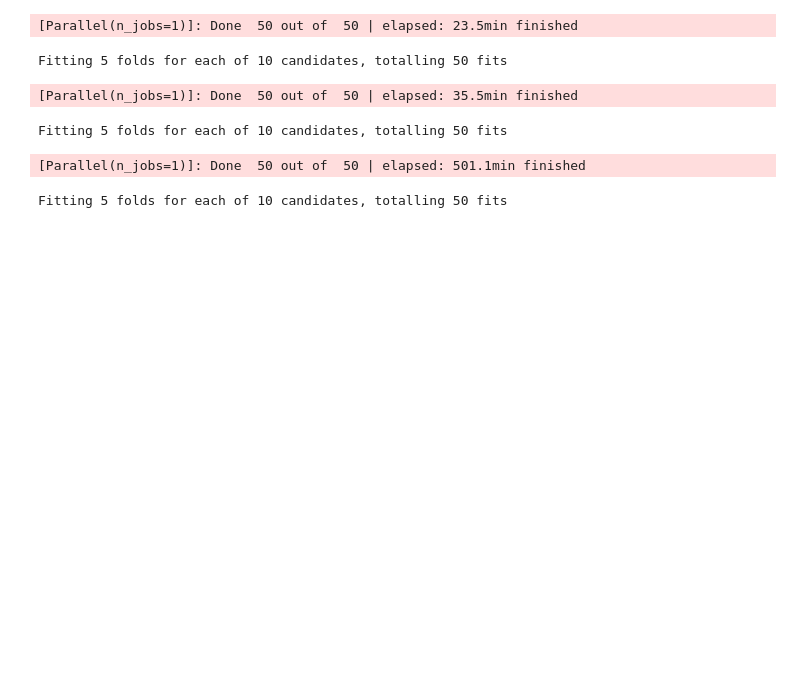
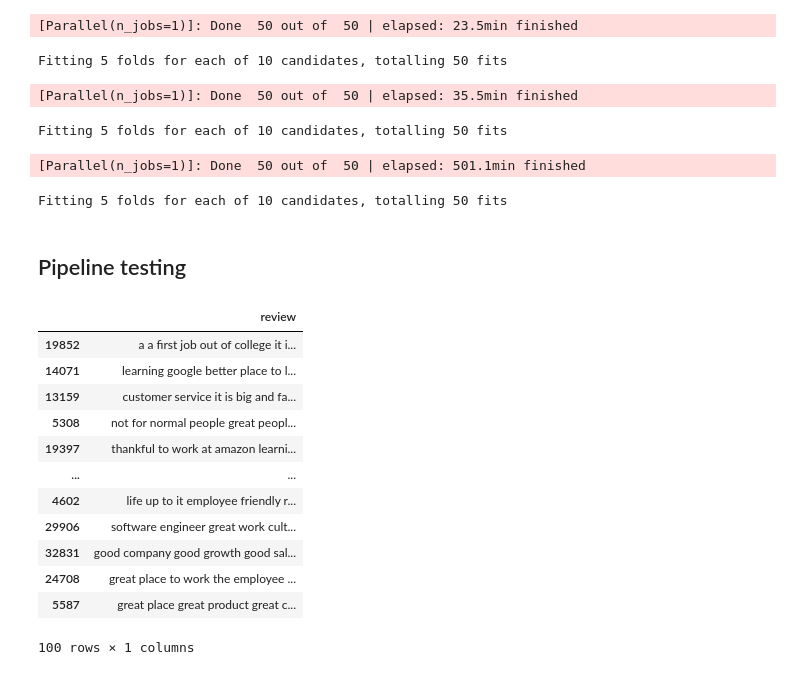
Before and after one commit to theresa-sporn/WorkforceSentimentMonitoring, a Jupyter notebook: notebooks/alvaro_final_pipe.ipynb, the cells around one changed output. Saved outputs shown, nothing was run; the diff lists cells and outputs as text; code cells hidden in the pictures; blank space fills up the shorter version.

```diff
--- a/notebooks/alvaro_final_pipe.ipynb
+++ b/notebooks/alvaro_final_pipe.ipynb
@@ -165,3 +165,5 @@ Fitting 5 folds for each of 10 candidates, totalling 50 fits
 Fitting 5 folds for each of 10 candidates, totalling 50 fits
 [Parallel(n_jobs=1)]: Done  50 out of  50 | elapsed: 501.1min finished
 Fitting 5 folds for each of 10 candidates, totalling 50 fits
+# %% [markdown]
+## Pipeline testing
@@ -167,0 +172,20 @@ Fitting 5 folds for each of 10 candidates, totalling 50 fits
+# %%
+X_tmp, y_tmp = X_train.sample(100, random_state=2), y_train.sample(100, random_state=2)
+# %%
+X_tmp = X_tmp[['review']]
+# %%
+X_tmp
+# %% [output]
+|  | review |
+| 19852 | a a first job out of college it i... |
+| 14071 | learning google better place to l... |
+| 13159 | customer service it is big and fa... |
+| 5308 | not for normal people great peopl... |
+| 19397 | thankful to work at amazon learni... |
+| ... | ... |
+| 4602 | life up to it employee friendly r... |
+| 29906 | software engineer great work cult... |
+| 32831 | good company good growth good sal... |
+| 24708 | great place to work the employee ... |
+| 5587 | great place great product great c... |
+100 rows × 1 columns
```
Also changed, not shown: parts of 4 cells of this notebook, 2 other files.
